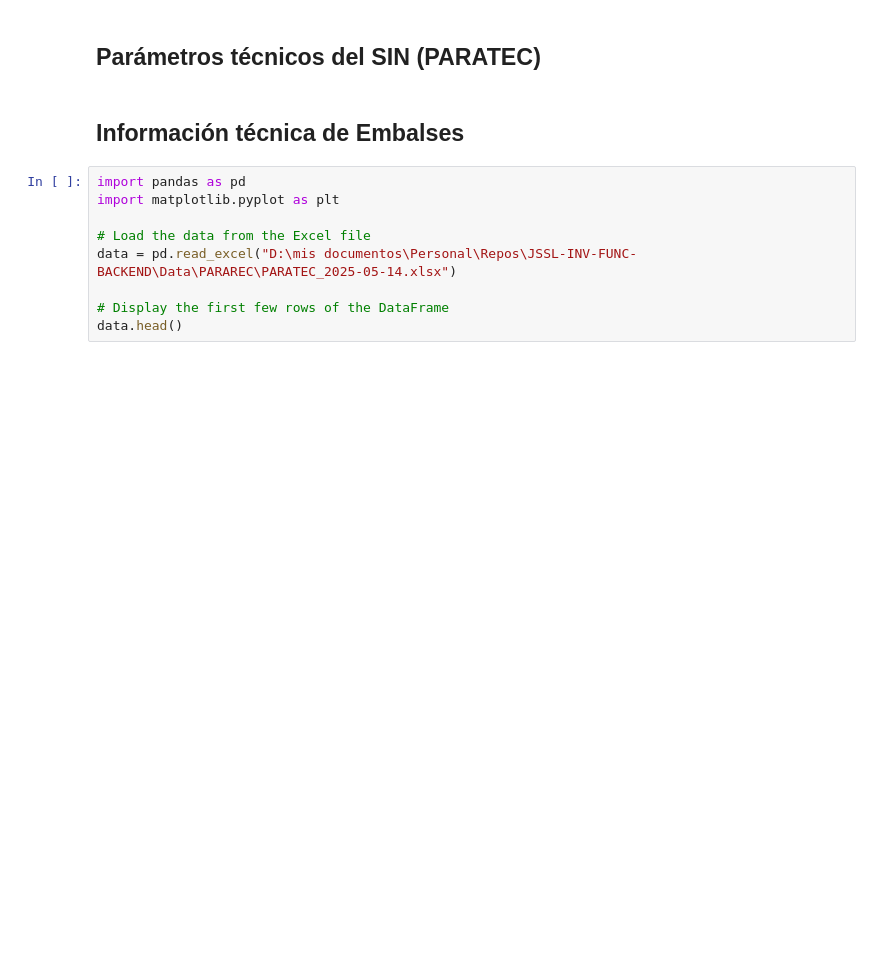
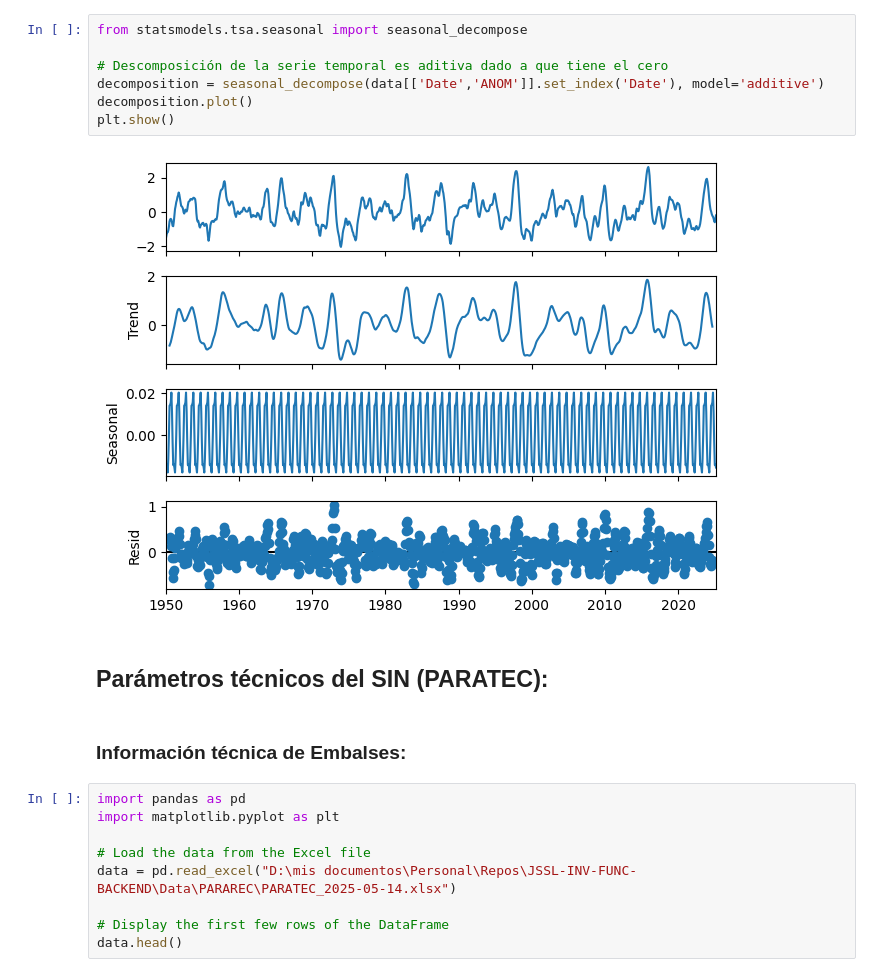
Before and after one commit to jsslTueniuane/JSSL-INV-FUNC-BACKEND, a Jupyter notebook: src/Analysis/ExploratoryAnalysis.ipynb, the cells around one changed output. Saved outputs shown, nothing was run; the diff lists cells and outputs as text; blank space fills up the shorter version.

```diff
--- a/src/Analysis/ExploratoryAnalysis.ipynb
+++ b/src/Analysis/ExploratoryAnalysis.ipynb
@@ -90,7 +77,16 @@ plt.show()
+# %%
+from statsmodels.tsa.seasonal import seasonal_decompose
+
+# Descomposición de la serie temporal es aditiva dado a que tiene el cero
+decomposition = seasonal_decompose(data[['Date','ANOM']].set_index('Date'), model='additive')
+decomposition.plot()
+plt.show()
+# %% [output]
+[figure, added]
 # %% [markdown]
-## Parámetros técnicos del SIN (PARATEC)
+## **Parámetros técnicos del SIN (PARATEC):**
 # %% [markdown]
-## Información técnica de Embalses
+### **Información técnica de Embalses:**
 # %%
 import pandas as pd
 import matplotlib.pyplot as plt
```
Also changed, not shown: parts of 40 cells of this notebook, 14 other files.
